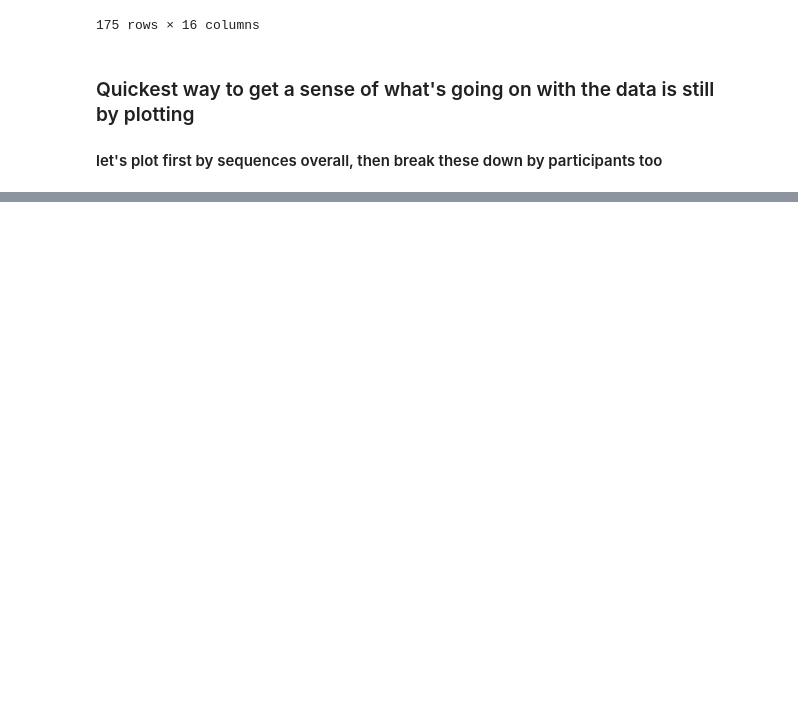
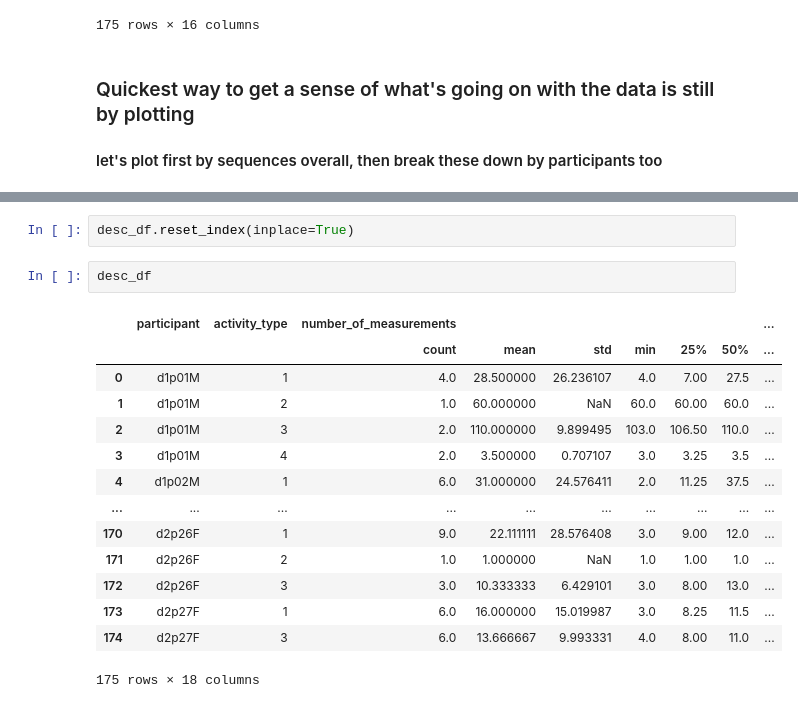
Before and after one commit to ym-pett/motiondetection, a Jupyter notebook: notebooks/descriptive_statistics.ipynb, the cells around one changed output, grey strips where cells are left out. Cells and saved outputs as stored; diff of their text form; blank space fills up the shorter version.

```diff
--- a/notebooks/descriptive_statistics.ipynb
+++ b/notebooks/descriptive_statistics.ipynb
@@ -114,2 +127,21 @@ desc_df
+# %%
+desc_df.reset_index(inplace=True)
+# %%
+desc_df
+# %% [output]
+|  | participant | activity_type | number_of_measurements |  |  |  |  |  | ... |
+|  |  |  | count | mean | std | min | 25% | 50% | ... |
+| 0 | d1p01M | 1 | 4.0 | 28.500000 | 26.236107 | 4.0 | 7.00 | 27.5 | ... |
+| 1 | d1p01M | 2 | 1.0 | 60.000000 | NaN | 60.0 | 60.00 | 60.0 | ... |
+| 2 | d1p01M | 3 | 2.0 | 110.000000 | 9.899495 | 103.0 | 106.50 | 110.0 | ... |
+| 3 | d1p01M | 4 | 2.0 | 3.500000 | 0.707107 | 3.0 | 3.25 | 3.5 | ... |
+| 4 | d1p02M | 1 | 6.0 | 31.000000 | 24.576411 | 2.0 | 11.25 | 37.5 | ... |
+| ... | ... | ... | ... | ... | ... | ... | ... | ... | ... |
+| 170 | d2p26F | 1 | 9.0 | 22.111111 | 28.576408 | 3.0 | 9.00 | 12.0 | ... |
+| 171 | d2p26F | 2 | 1.0 | 1.000000 | NaN | 1.0 | 1.00 | 1.0 | ... |
+| 172 | d2p26F | 3 | 3.0 | 10.333333 | 6.429101 | 3.0 | 8.00 | 13.0 | ... |
+| 173 | d2p27F | 1 | 6.0 | 16.000000 | 15.019987 | 3.0 | 8.25 | 11.5 | ... |
+| 174 | d2p27F | 3 | 6.0 | 13.666667 | 9.993331 | 4.0 | 8.00 | 11.0 | ... |
+175 rows × 18 columns
 # %%
 # %% [output]
```
Also changed, not shown: parts of 9 cells of this notebook.
